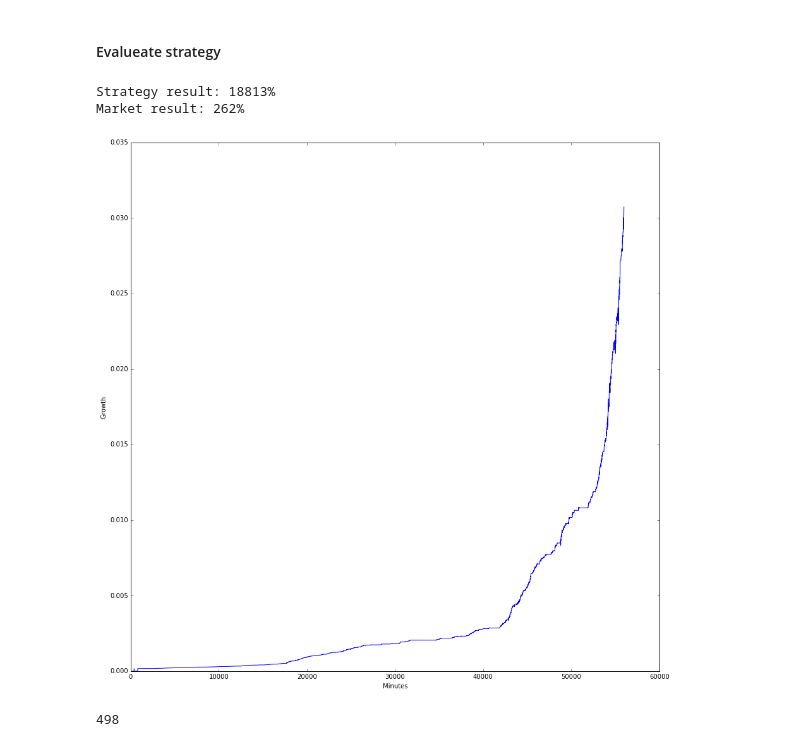
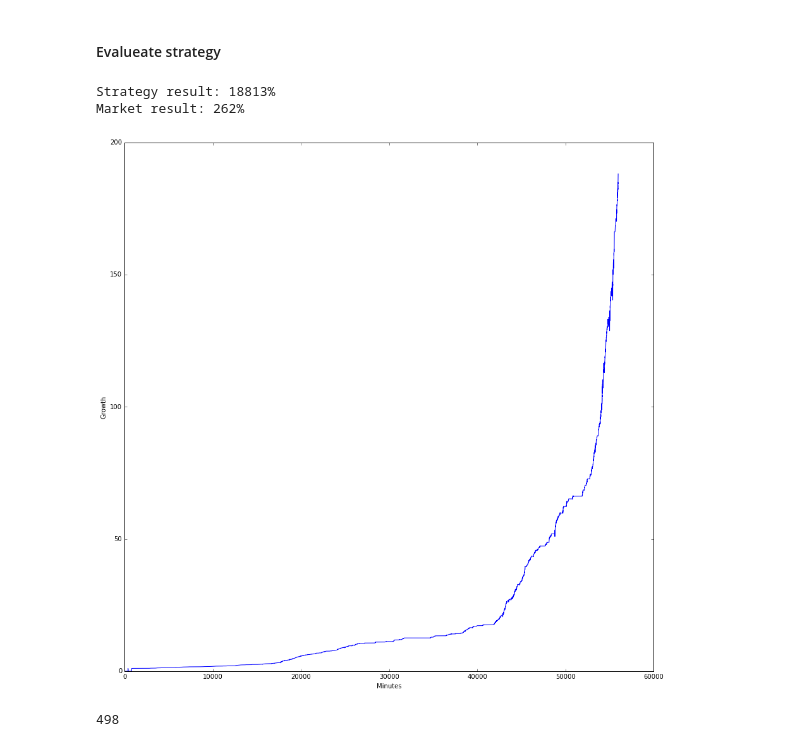
Before and after one commit to boazra/proj, a Jupyter notebook: BTC.ipynb, the cells around one changed output. Drawn from its saved outputs; the diff is of its cells as text; code cells hidden in the pictures.

```diff
--- a/BTC.ipynb
+++ b/BTC.ipynb
@@ -163,15 +163,15 @@ pass
 # %%
 result = evaluate_strategy(data.price.values[start:end], actions, action_price)
 plt.figure(1, figsize=(15,15))
-plt.plot(result/data.price.values[start])
+plt.plot(result)
 plt.xlabel("Minutes")
 plt.ylabel("Growth")
 print("Strategy result: %.0f%%\nMarket result: %.0f%%" % (result[-1]*100,
                                                           data.price.values[end]/data.price.values[start]*100))
 # %% [output]
 Strategy result: 18813%
 Market result: 262%
-[figure, old version]
+[figure, new version]
 # %%
 # Number of actions
 print(sum(actions != 0))
```
